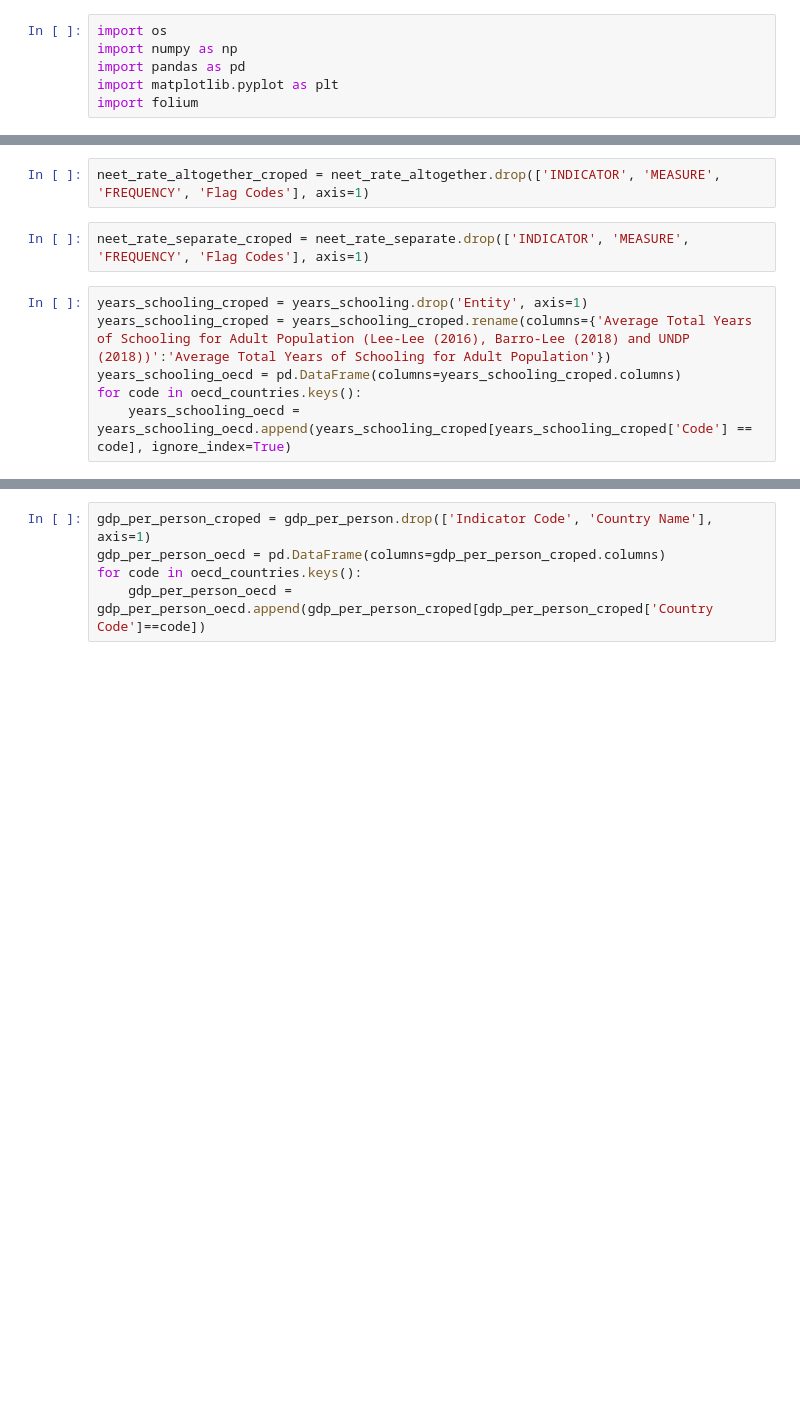
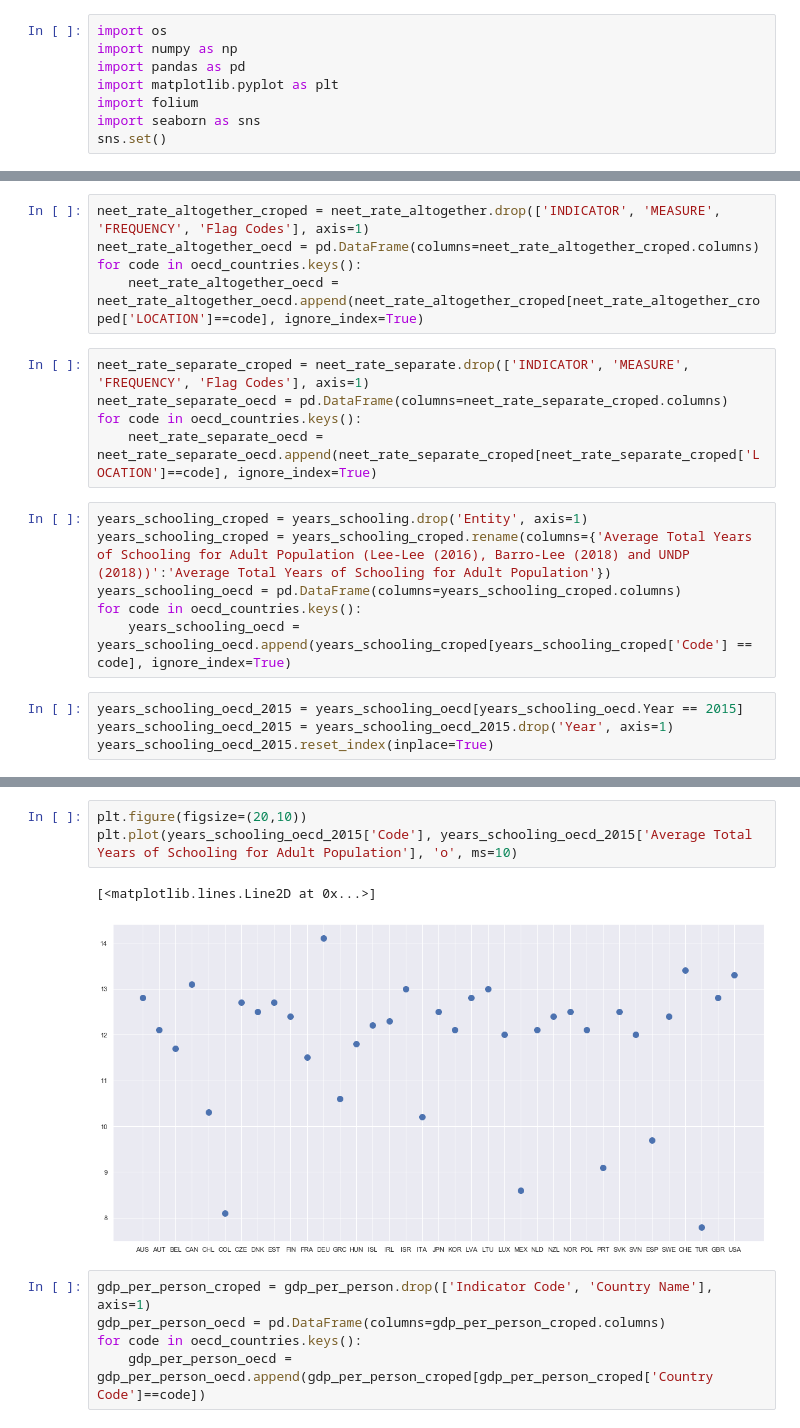
Before and after one commit to Victor-Manach/MODS206, a Jupyter notebook: Data_preparation.ipynb, the cells around one changed output, grey strips where cells are left out. Cells and saved outputs as stored; diff of their text form; blank space fills up the shorter version.

Commit message:
Add statistic description of some data

```diff
--- a/Data_preparation.ipynb
+++ b/Data_preparation.ipynb
@@ -4,6 +4,8 @@ import numpy as np
 import pandas as pd
 import matplotlib.pyplot as plt
 import folium
+import seaborn as sns
+sns.set()
 # %% [markdown]
 # Import data and remove useless columns
 # %%
@@ -17,11 +19,21 @@ avg_class_size = pd.read_csv('./data/Avg_class_size_primary_education.csv')
 oecd_countries = {'AUS': 'Australia', 'AUT': 'Austria', 'BEL': 'Belgium', 'CAN': 'Canada', 'CHL': 'Chile', 'COL': 'Colombia', 'CZE': 'Czech Republic', 'DNK': 'Denmark', 'EST': 'Estonia', 'FIN': 'Finland', 'FRA': 'France', 'DEU': 'Germany', 'GRC': 'Greece', 'HUN': 'Hungary', 'ISL': 'Iceland', 'IRL': 'Ireland', 'ISR': 'Israel', 'ITA': 'Italy', 'JPN': 'Japan', 'KOR': 'Korea', 'LVA': 'Latvia', 'LTU': 'Lithuania', 'LUX': 'Luxembourg', 'MEX': 'Mexico', 'NLD': 'Netherlands', 'NZL': 'New Zealand', 'NOR': 'Norway', 'POL': 'Poland', 'PRT': 'Portugal', 'SVK': 'Slovakia', 'SVN': 'Slovenia', 'ESP': 'Spain', 'SWE': 'Sweden', 'CHE': 'Switzerland', 'TUR': 'Turkey', 'GBR': 'United Kingdom', 'USA': 'United States'}
 # %%
 neet_rate_altogether_croped = neet_rate_altogether.drop(['INDICATOR', 'MEASURE', 'FREQUENCY', 'Flag Codes'], axis=1)
+neet_rate_altogether_oecd = pd.DataFrame(columns=neet_rate_altogether_croped.columns)
+for code in oecd_countries.keys():
+    neet_rate_altogether_oecd = neet_rate_altogether_oecd.append(neet_rate_altogether_croped[neet_rate_altogether_croped['LOCATION']==code], ignore_index=True)
 # %%
 neet_rate_separate_croped = neet_rate_separate.drop(['INDICATOR', 'MEASURE', 'FREQUENCY', 'Flag Codes'], axis=1)
+neet_rate_separate_oecd = pd.DataFrame(columns=neet_rate_separate_croped.columns)
+for code in oecd_countries.keys():
+    neet_rate_separate_oecd = neet_rate_separate_oecd.append(neet_rate_separate_croped[neet_rate_separate_croped['LOCATION']==code], ignore_index=True)
 # %%
 years_schooling_croped = years_schooling.drop('Entity', axis=1)
 years_schooling_croped = years_schooling_croped.rename(columns={'Average Total Years of Schooling for Adult Population (Lee-Lee (2016), Barro-Lee (2018) and UNDP (2018))':'Average Total Years of Schooling for Adult Population'})
 years_schooling_oecd = pd.DataFrame(columns=years_schooling_croped.columns)
 for code in oecd_countries.keys():
     years_schooling_oecd = years_schooling_oecd.append(years_schooling_croped[years_schooling_croped['Code'] == code], ignore_index=True)
+# %%
+years_schooling_oecd_2015 = years_schooling_oecd[years_schooling_oecd.Year == 2015]
+years_schooling_oecd_2015 = years_schooling_oecd_2015.drop('Year', axis=1)
+years_schooling_oecd_2015.reset_index(inplace=True)
@@ -28,3 +52,9 @@ for code in oecd_countries.keys():
+# %%
+plt.figure(figsize=(20,10))
+plt.plot(years_schooling_oecd_2015['Code'], years_schooling_oecd_2015['Average Total Years of Schooling for Adult Population'], 'o', ms=10)
+# %% [output]
+[<matplotlib.lines.Line2D at 0x...>]
+[figure, added]
 # %%
 gdp_per_person_croped = gdp_per_person.drop(['Indicator Code', 'Country Name'], axis=1)
 gdp_per_person_oecd = pd.DataFrame(columns=gdp_per_person_croped.columns)
```
Also changed, not shown: parts of 16 cells of this notebook.
